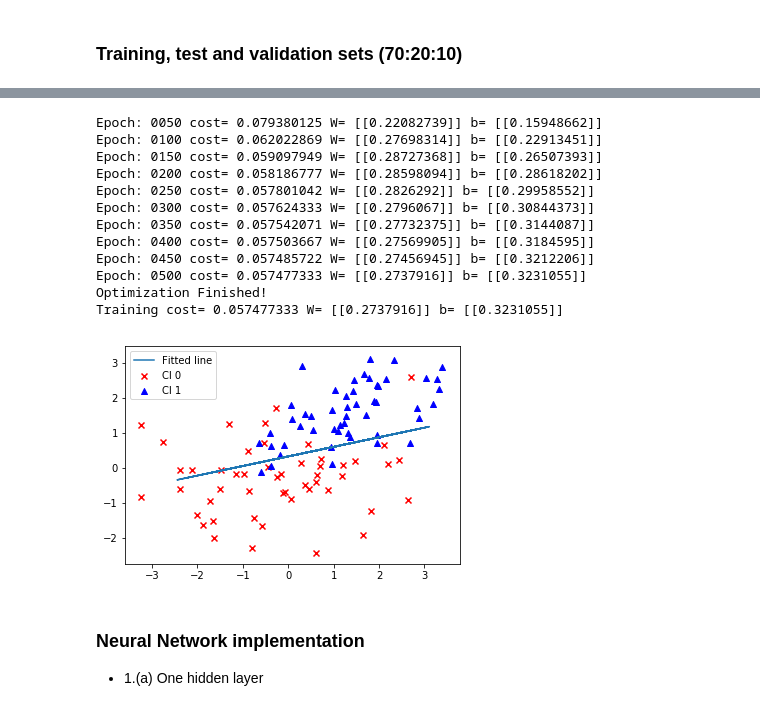
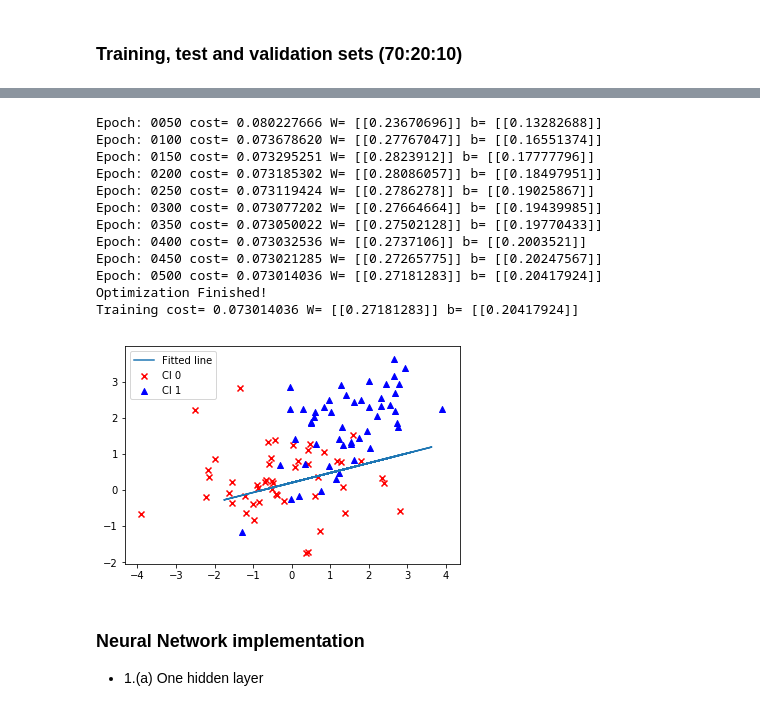
Before and after one commit to karmarv/mlearn, a Jupyter notebook: ml-h/h2-tfnn.ipynb, the cells around one changed output, grey strips where cells are left out. Cells and saved outputs as stored; diff of their text form; code cells hidden in the pictures.

```diff
--- a/ml-h/h2-tfnn.ipynb
+++ b/ml-h/h2-tfnn.ipynb
@@ -177,49 +182,49 @@ def linearRegression():
     costtf = tf.reduce_sum(tf.pow(predtf-Ytf, 2))/(2*n_samples)
     # Gradient descent
     optimizer = tf.train.GradientDescentOptimizer(learning_rate).minimize(costtf)
 
     # Initialize the variables (i.e. assign their default value)
     init = tf.global_variables_initializer()
 
     # Start training
     with tf.Session() as sess:
         sess.run(init)
 
         # Fit all training data
         for epoch in range(training_epochs):
-            sess.run(optimizer, feed_dict={Xtf: train_X, Ytf: train_Y})
+            sess.run(optimizer, feed_dict={Xtf: train_X1, Ytf: train_Y})
             #Display logs per epoch step
             if (epoch+1) % display_step == 0:
-                c = sess.run(costtf, feed_dict={Xtf: train_X, Ytf:train_Y})
+                c = sess.run(costtf, feed_dict={Xtf: train_X1, Ytf:train_Y})
                 print("Epoch:", '%04d' % (epoch+1), "cost=", "{:.9f}".format(c), \
                     "W=", sess.run(Wtf), "b=", sess.run(btf))
         print("Optimization Finished!")
-        training_cost = sess.run(costtf, feed_dict={Xtf: train_X, Ytf: train_Y})
+        training_cost = sess.run(costtf, feed_dict={Xtf: train_X1, Ytf: train_Y})
         print("Training cost=", training_cost, "W=", sess.run(Wtf), "b=", sess.run(btf), '\n')
 
         #Graphic display plt.plot(train_X, train_Y, 'ro', label='Original data')
         plt.scatter(x0, y0, color = 'r',marker='x', label = 'Cl 0')
         plt.scatter(x1, y1, color = 'b',marker='^', label = 'Cl 1')
-        plt.plot(train_X, sess.run(Wtf) * train_X + sess.run(btf), label='Fitted line')
+        plt.plot(train_X1, sess.run(Wtf) * train_X1 + sess.run(btf), label='Fitted line')
         plt.legend()
         plt.show()
 
 # Run Linear Regression
 linearRegression()
 # %% [output]
-Epoch: 0050 cost= 0.079380125 W= [[0.22082739]] b= [[0.15948662]]
-Epoch: 0100 cost= 0.062022869 W= [[0.27698314]] b= [[0.22913451]]
-Epoch: 0150 cost= 0.059097949 W= [[0.28727368]] b= [[0.26507393]]
-Epoch: 0200 cost= 0.058186777 W= [[0.28598094]] b= [[0.28618202]]
-Epoch: 0250 cost= 0.057801042 W= [[0.2826292]] b= [[0.29958552]]
-Epoch: 0300 cost= 0.057624333 W= [[0.2796067]] b= [[0.30844373]]
-Epoch: 0350 cost= 0.057542071 W= [[0.27732375]] b= [[0.3144087]]
-Epoch: 0400 cost= 0.057503667 W= [[0.27569905]] b= [[0.3184595]]
-Epoch: 0450 cost= 0.057485722 W= [[0.27456945]] b= [[0.3212206]]
-Epoch: 0500 cost= 0.057477333 W= [[0.2737916]] b= [[0.3231055]]
+Epoch: 0050 cost= 0.080227666 W= [[0.23670696]] b= [[0.13282688]]
+Epoch: 0100 cost= 0.073678620 W= [[0.27767047]] b= [[0.16551374]]
+Epoch: 0150 cost= 0.073295251 W= [[0.2823912]] b= [[0.17777796]]
+Epoch: 0200 cost= 0.073185302 W= [[0.28086057]] b= [[0.18497951]]
+Epoch: 0250 cost= 0.073119424 W= [[0.2786278]] b= [[0.19025867]]
+Epoch: 0300 cost= 0.073077202 W= [[0.27664664]] b= [[0.19439985]]
+Epoch: 0350 cost= 0.073050022 W= [[0.27502128]] b= [[0.19770433]]
+Epoch: 0400 cost= 0.073032536 W= [[0.2737106]] b= [[0.2003521]]
+Epoch: 0450 cost= 0.073021285 W= [[0.27265775]] b= [[0.20247567]]
+Epoch: 0500 cost= 0.073014036 W= [[0.27181283]] b= [[0.20417924]]
 Optimization Finished!
-Training cost= 0.057477333 W= [[0.2737916]] b= [[0.3231055]]
+Training cost= 0.073014036 W= [[0.27181283]] b= [[0.20417924]]
-[figure, old version]
+[figure, new version]
 # %% [markdown]
 ### Neural Network implementation
 - 1.(a) One hidden layer
```
Also changed, not shown: parts of 6 cells of this notebook.
